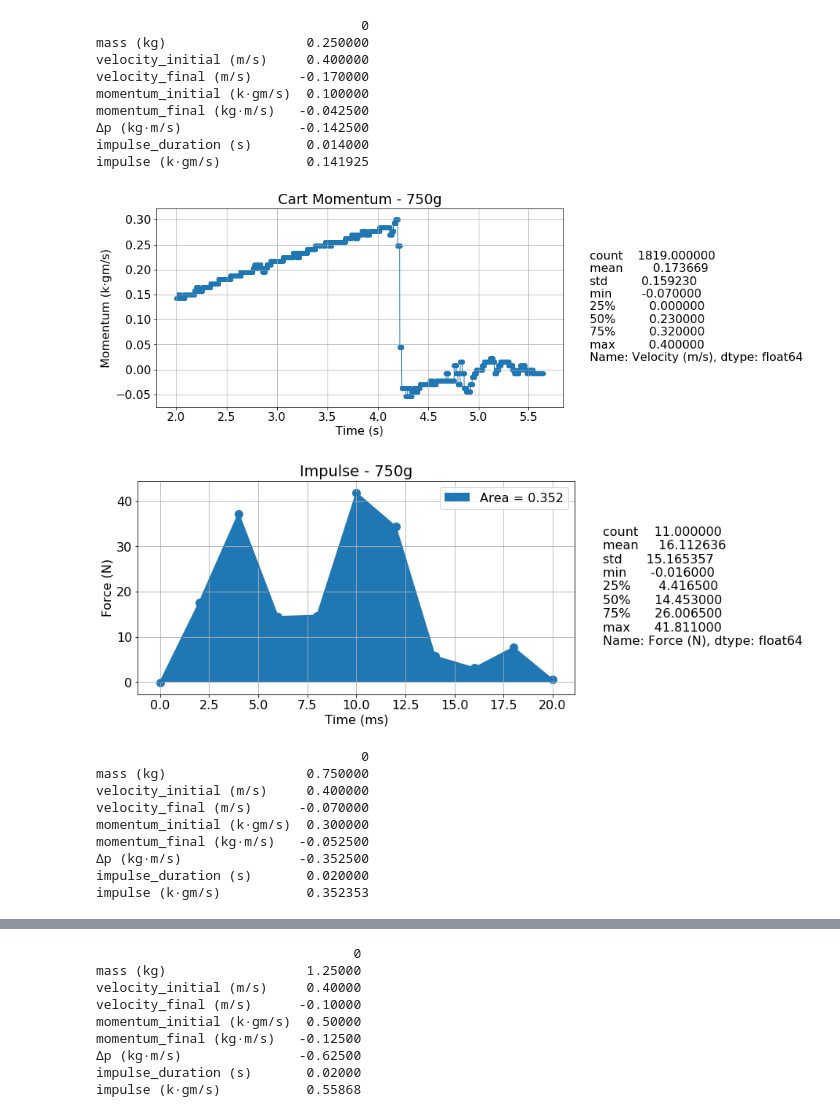
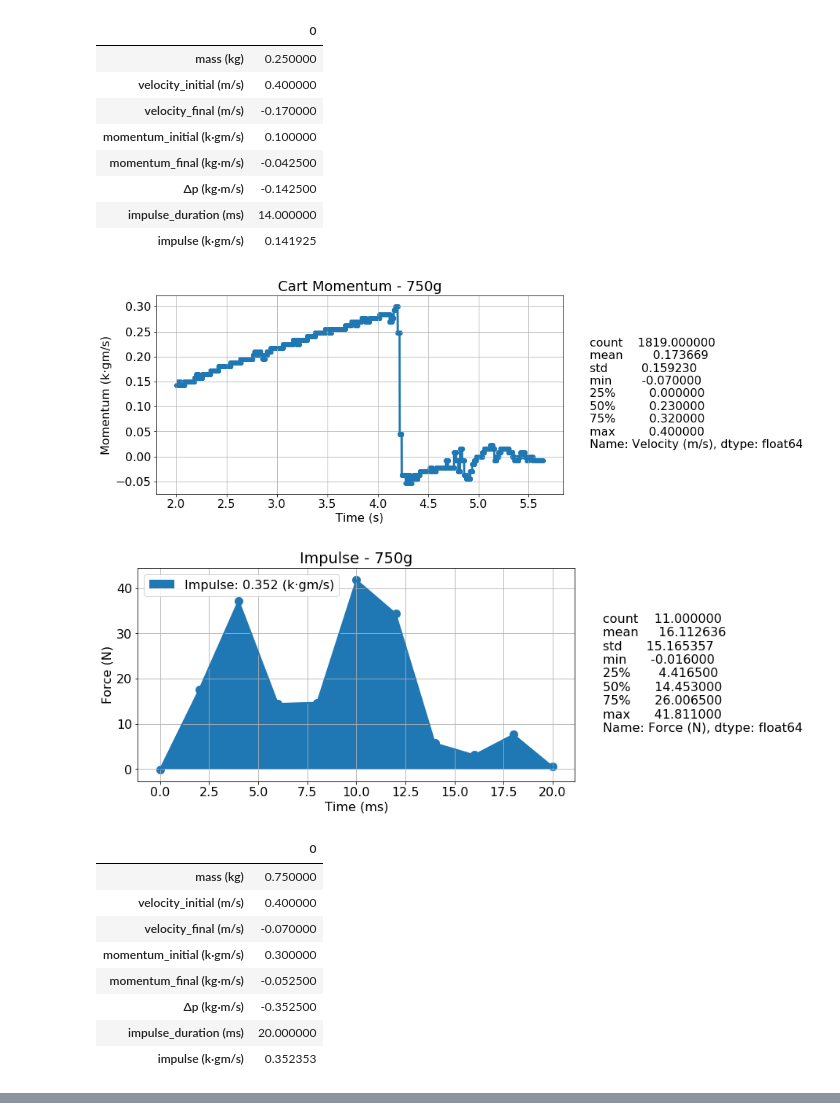
Before and after one commit to csvance/data-analysis, a Jupyter notebook: impulse_momentum/impulse_momentum.ipynb, the cells around one changed output, grey strips where cells are left out. Cells and saved outputs as stored; diff of their text form; code cells hidden in the pictures.

Commit message:
Update impulse momentum for lab report

```diff
--- a/impulse_momentum/impulse_momentum.ipynb
+++ b/impulse_momentum/impulse_momentum.ipynb
@@ -32,14 +32,14 @@ def lab(df, title, mass):
     # Trim
     df = df[1002:]
 
-    plt.plot(df['Time (s)'], df['Velocity (m/s)']*mass, lw=1)
+    plt.plot(df['Time (s)'], df['Velocity (m/s)']*mass)
     plt.scatter(df['Time (s)'], df['Velocity (m/s)']*mass)
     plt.ylabel('Momentum (k·gm/s)')
     plt.xlabel('Time (s)')
     t = 'Cart Momentum - %s' % (title)
     plt.figtext(0.95, 0.3, df['Velocity (m/s)'].describe())
     plt.title(t)
-    plt.savefig(t)
+    plt.savefig(t, bbox_inches='tight')
     plt.show()
 
     # Calculate Initial and final momentum
@@ -89,18 +89,19 @@ def lab(df, title, mass):
     plt.scatter(df['Time (s)']*1000, df['Force (N)'], color=color_border, linewidths=5)
 
     p1 = Rectangle((0, 0), 1, 1, fc=color_fill)
-    plt.legend([p1], ['Area = %.3f' % impulse])
+    plt.legend([p1], ['Impulse: %.3f (k·gm/s)' % impulse])
 
     plt.figtext(0.95, 0.3, df['Force (N)'].describe())
-
 
     plt.ylabel('Force (N)')
     plt.xlabel('Time (ms)')
     t = 'Impulse - %s' % (title)
     plt.title(t)
-    plt.savefig(t)
+    plt.savefig(t, bbox_inches='tight')
     plt.show()
 
+    df_results = pd.DataFrame.from_dict(results, orient='index')
+    display(df_results)
     return pd.DataFrame.from_dict(results, orient='index')
 
 df_250g = pd.read_csv('250g.csv')
@@ -108,7 +109,7 @@ df_750g = pd.read_csv('750g.csv')
 df_1250g = pd.read_csv('1250g.csv')
 
 
-print(lab(df_250g, '250g', 0.250))
-print(lab(df_750g, '750g', 0.750))
-print(lab(df_1250g, '1250g', 1.250))
+lab(df_250g, '250g', 0.250)
+lab(df_750g, '750g', 0.750)
+lab(df_1250g, '1250g', 1.250)
 # %% [output]
@@ -117,20 +118,20 @@ print(lab(df_1250g, '1250g', 1.250))
-                                  0
-mass (kg)                  0.250000
-velocity_initial (m/s)     0.400000
-velocity_final (m/s)      -0.170000
-momentum_initial (k·gm/s)  0.100000
-momentum_final (kg·m/s)   -0.042500
-Δp (kg·m/s)               -0.142500
-impulse_duration (s)       0.014000
-impulse (k·gm/s)           0.141925
+|  | 0 |
+| mass (kg) | 0.250000 |
+| velocity_initial (m/s) | 0.400000 |
+| velocity_final (m/s) | -0.170000 |
+| momentum_initial (k·gm/s) | 0.100000 |
+| momentum_final (kg·m/s) | -0.042500 |
+| Δp (kg·m/s) | -0.142500 |
+| impulse_duration (ms) | 14.000000 |
+| impulse (k·gm/s) | 0.141925 |
-[figure, old version]
+[figure, new version]
-[figure, old version]
+[figure, new version]
-                                  0
-mass (kg)                  0.750000
-velocity_initial (m/s)     0.400000
-velocity_final (m/s)      -0.070000
-momentum_initial (k·gm/s)  0.300000
-momentum_final (kg·m/s)   -0.052500
-Δp (kg·m/s)               -0.352500
-impulse_duration (s)       0.020000
-impulse (k·gm/s)           0.352353
+|  | 0 |
+| mass (kg) | 0.750000 |
+| velocity_initial (m/s) | 0.400000 |
+| velocity_final (m/s) | -0.070000 |
+| momentum_initial (k·gm/s) | 0.300000 |
+| momentum_final (kg·m/s) | -0.052500 |
+| Δp (kg·m/s) | -0.352500 |
+| impulse_duration (ms) | 20.000000 |
+| impulse (k·gm/s) | 0.352353 |
@@ -139,9 +139,0 @@ impulse (k·gm/s)           0.352353
-                                 0
-mass (kg)                  1.25000
-velocity_initial (m/s)     0.40000
-velocity_final (m/s)      -0.10000
-momentum_initial (k·gm/s)  0.50000
-momentum_final (kg·m/s)   -0.12500
-Δp (kg·m/s)               -0.62500
-impulse_duration (s)       0.02000
-impulse (k·gm/s)           0.55868
```
Also changed, not shown: parts of 1 cell of this notebook.
